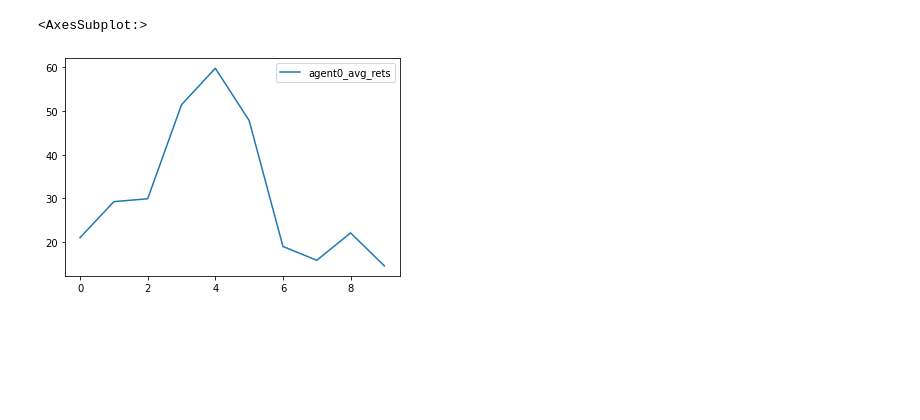
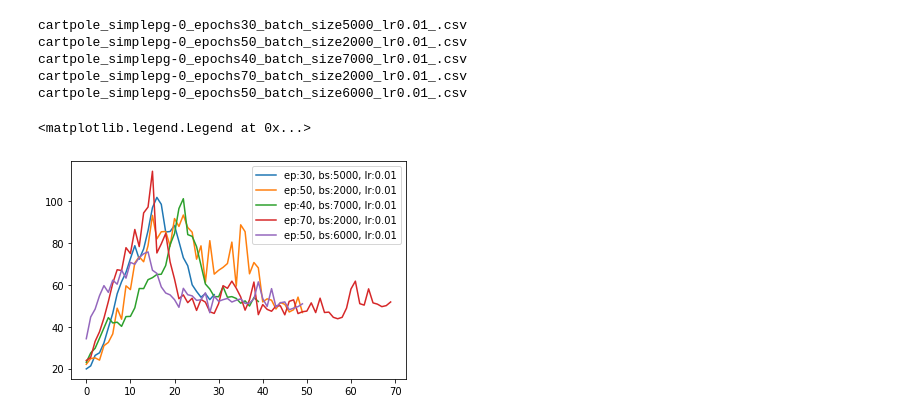
Before and after one commit to bchasnov/masuite, a Jupyter notebook: notebooks/plotting_tests.ipynb, the cells around one changed output. Drawn from its saved outputs; the diff is of its cells as text; code cells hidden in the pictures; blank space fills up the shorter version.

```diff
--- a/notebooks/plotting_tests.ipynb
+++ b/notebooks/plotting_tests.ipynb
@@ -5,3 +6,0 @@ import matplotlib.pyplot as plt
-# %%
-path = '/home/zane/Documents/code/research/uw2020/masuite/tmp/masuite/masuite_id__cartpole_simplepg-0_pos.csv'
-df = pd.read_csv(path)
@@ -77,5 +7,31 @@ df_ = pd.read_csv(path_)
-# %%
-df_.plot(y='agent0_avg_rets')
-# %% [output]
-<AxesSubplot:>
-[figure, removed]
+# %%
+path = '/home/zane/Documents/code/research/uw2020/masuite/tmp/masuite'
+vals = []
+for file in os.listdir(path):
+    filename = os.fsdecode(file)
+    if not filename.endswith('.csv'):
+        continue
+    df = pd.read_csv(f'{path}/{filename}')
+    mean_ret = df['agent0_avg_rets'].values.mean()
+    vals.append((filename, mean_ret))
+vals.sort(key=lambda x: x[1], reverse=True)
+# %%
+'''========== BEST RETURNS =========='''
+for val in vals[:5]:
+    print(val[0])
+    params = re.findall('\d+', val[0])
+    epochs = params[1]
+    batch_size = params[2]
+    lr = float(f'{params[3]}.{params[4]}')
+    label = f'ep:{epochs}, bs:{batch_size}, lr:{lr}'
+    df = pd.read_csv(f'{path}/{val[0]}')
+    plt.plot(df['agent0_avg_rets'], label=label)
+plt.legend()
+# %% [output]
+cartpole_simplepg-0_epochs30_batch_size5000_lr0.01_.csv
+cartpole_simplepg-0_epochs50_batch_size2000_lr0.01_.csv
+cartpole_simplepg-0_epochs40_batch_size7000_lr0.01_.csv
+cartpole_simplepg-0_epochs70_batch_size2000_lr0.01_.csv
+cartpole_simplepg-0_epochs50_batch_size6000_lr0.01_.csv
+<matplotlib.legend.Legend at 0x...>
+[figure, added]
```
Also changed, not shown: parts of 16 cells of this notebook, 1 other file.
